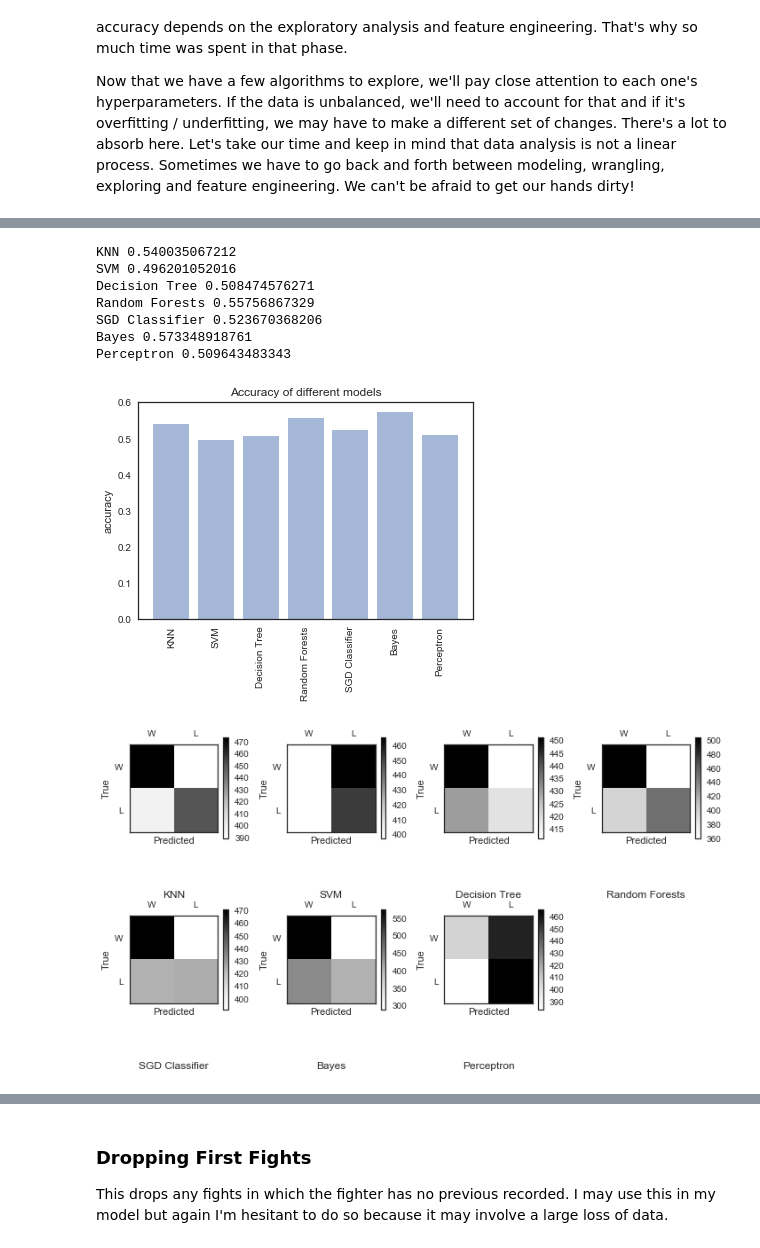
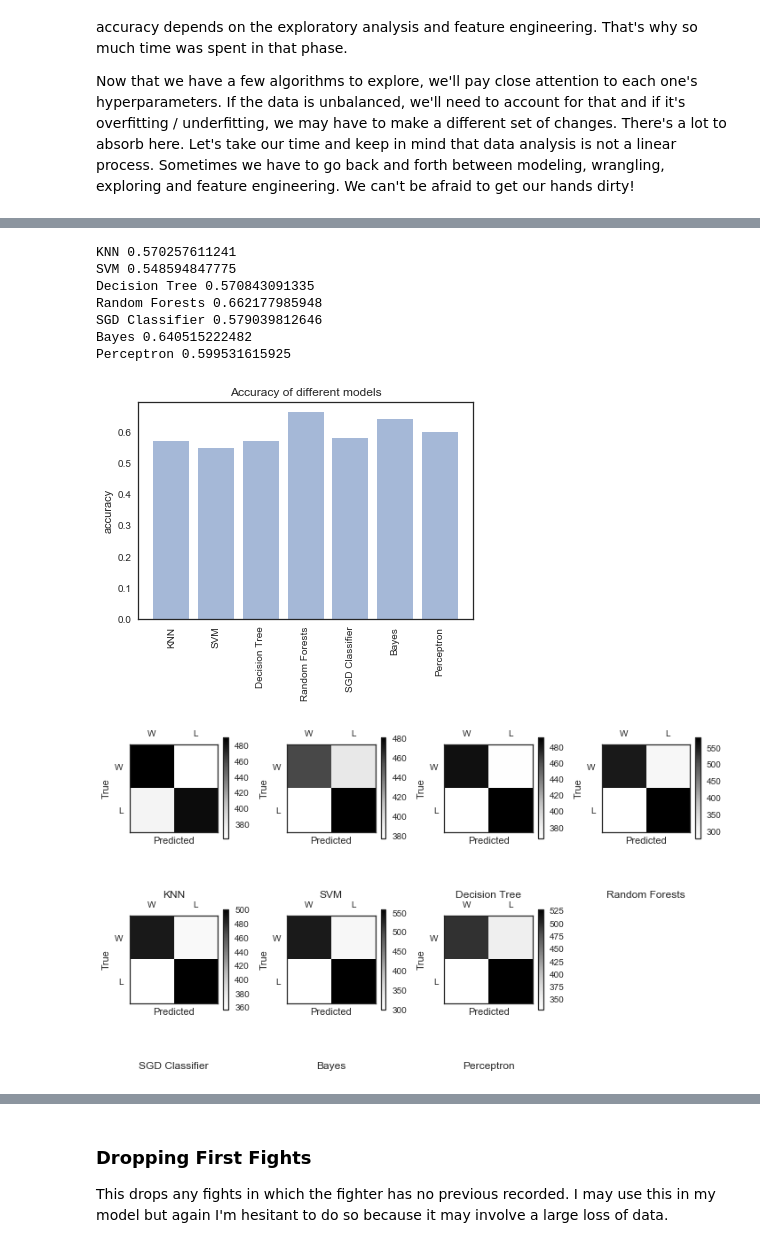
Before and after one commit to cfergusonlee/ufc_fight_analysis, a Jupyter notebook: ufc_analysis.ipynb, the cells around one changed output, grey strips where cells are left out. Drawn from its saved outputs; the diff is of its cells as text; code cells hidden in the pictures.

```diff
--- a/ufc_analysis.ipynb
+++ b/ufc_analysis.ipynb
@@ -72,7 +72,7 @@ from sklearn.metrics import accuracy_score, classification_report,confusion_matr
 
 from subprocess import check_output
 print check_output(["ls", "data"]).decode("utf8")
-fight_data = pd.read_csv("data/fights.csv")
+fight_data = pd.read_csv("data/fights_v3.csv")
 fight_df = pd.DataFrame(fight_data)
 # Any results you write to the current directory are saved as output.
 
@@ -194,7 +193,7 @@ fight_df = pd.DataFrame(fight_data.copy())
 
 # Rearranges the columns so the first name, last name, date, win/loss and method appear first
 cols = fight_df.columns.tolist()
-cols = cols[17:19] + cols[4:5] + cols[-1:] + cols[16:17] + cols[:4] + cols[5:16] + cols[19:]
+cols = cols[17:19] + cols[4:5] + cols[7:8] + cols[-1:] + cols[16:17] + cols[:4] + cols[5:7] + cols[8:16] + cols[19:31]
 
 fight_df = fight_df[cols]
 
@@ -205,5 +204,5 @@ fight_df = fight_df[cols]
 fight_df.rename(columns={'kd': 'knockdowns'}, inplace=True)
 
 fight_df.to_csv('fights.csv', index=False)
-fight_df.iloc[:5, :15]
+fight_df.iloc[-5:, :15]
 # %% [output]
@@ -1460,3 +1460,4 @@ Now that we have a few algorithms to explore, we'll pay close attention to each
 # %%
-numerical_diffs = fight_diffs.drop(['name', 'method', 'fight_id', 'referee', 'round'], axis=1)
+numerical_diffs = fight_diffs.select_dtypes(include=[np.int64])
+numerical_diffs = numerical_diffs.drop(['fight_id', 'round'], axis=1)
 # %%
@@ -1564,21 +1575,21 @@ def plot_cm(dict):
     plt.tight_layout()
     plt.show()
 # %%
-accuracies = run_all_and_Plot(numerical_diffs.iloc[:,:7])
+accuracies = run_all_and_Plot(numerical_diffs)
 CompareAll = dict()
 CompareAll['Baseline'] = accuracies
 for key,val in accuracies.items():
     print(str(key) +' '+ str(val[0]))
 plot_bar(accuracies)
 plot_cm(accuracies)
 # %% [output]
-KNN 0.540035067212
-SVM 0.496201052016
-Decision Tree 0.508474576271
-Random Forests 0.55756867329
-SGD Classifier 0.523670368206
-Bayes 0.573348918761
-Perceptron 0.509643483343
+KNN 0.570257611241
+SVM 0.548594847775
+Decision Tree 0.570843091335
+Random Forests 0.662177985948
+SGD Classifier 0.579039812646
+Bayes 0.640515222482
+Perceptron 0.599531615925
-[figure, old version]
+[figure, new version]
-[figure, old version]
+[figure, new version]
 # %%
```
Also changed, not shown: parts of 45 cells of this notebook, 20 other files.
